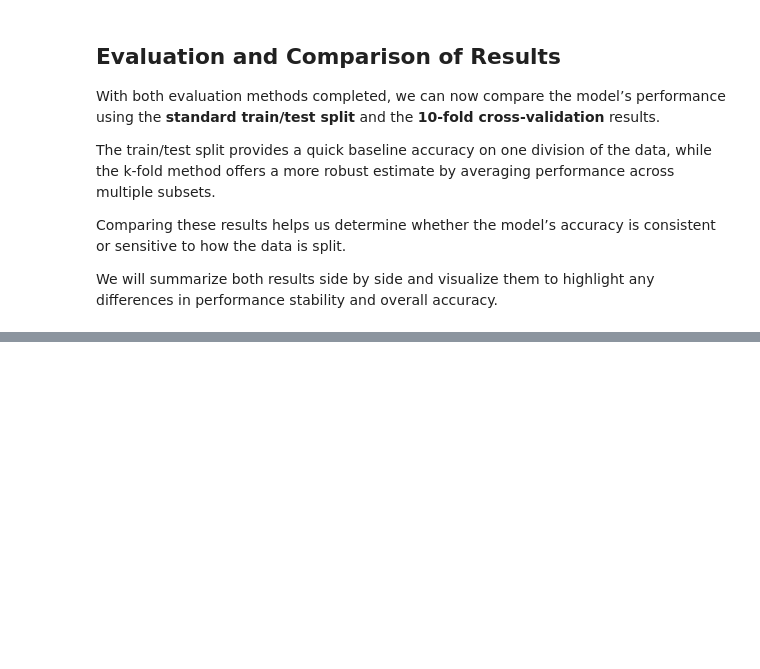
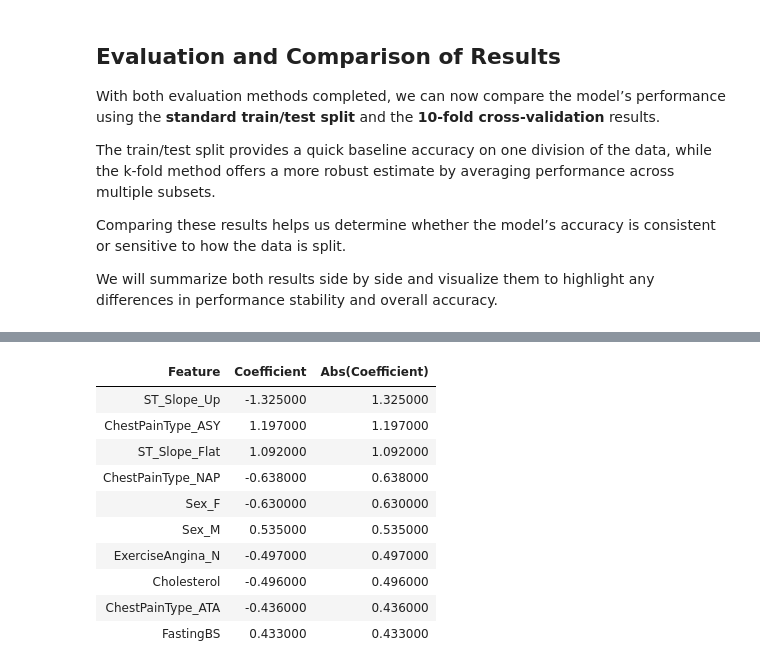
Before and after one commit to JoshH6538/heart-prediction-ml, a Jupyter notebook: logistic_regression.ipynb, the cells around one changed output, grey strips where cells are left out. Saved outputs shown, nothing was run; the diff lists cells and outputs as text; code cells hidden in the pictures; blank space fills up the shorter version.

```diff
--- a/logistic_regression.ipynb
+++ b/logistic_regression.ipynb
@@ -385,0 +399,25 @@ This indicates that the model generalizes well and is not overly dependent on an
+# %%
+# Extract feature names (from X) and coefficients
+feature_names = X.columns
+coefficients = log_reg.coef_[0]
+
+# Combine into a DataFrame
+coef_df = pd.DataFrame({
+    'Feature': feature_names,
+    'Coefficient': coefficients,
+    'Abs(Coefficient)': np.abs(coefficients)
+}).sort_values(by='Abs(Coefficient)', ascending=False)
+
+display(coef_df.round(3).head(10).style.hide(axis="index"))
+# %% [output]
+| Feature | Coefficient | Abs(Coefficient) |
+| ST_Slope_Up | -1.325000 | 1.325000 |
+| ChestPainType_ASY | 1.197000 | 1.197000 |
+| ST_Slope_Flat | 1.092000 | 1.092000 |
+| ChestPainType_NAP | -0.638000 | 0.638000 |
+| Sex_F | -0.630000 | 0.630000 |
+| Sex_M | 0.535000 | 0.535000 |
+| ExerciseAngina_N | -0.497000 | 0.497000 |
+| Cholesterol | -0.496000 | 0.496000 |
+| ChestPainType_ATA | -0.436000 | 0.436000 |
+| FastingBS | 0.433000 | 0.433000 |
```
Also changed, not shown: parts of 10 cells of this notebook, 1 other file.
